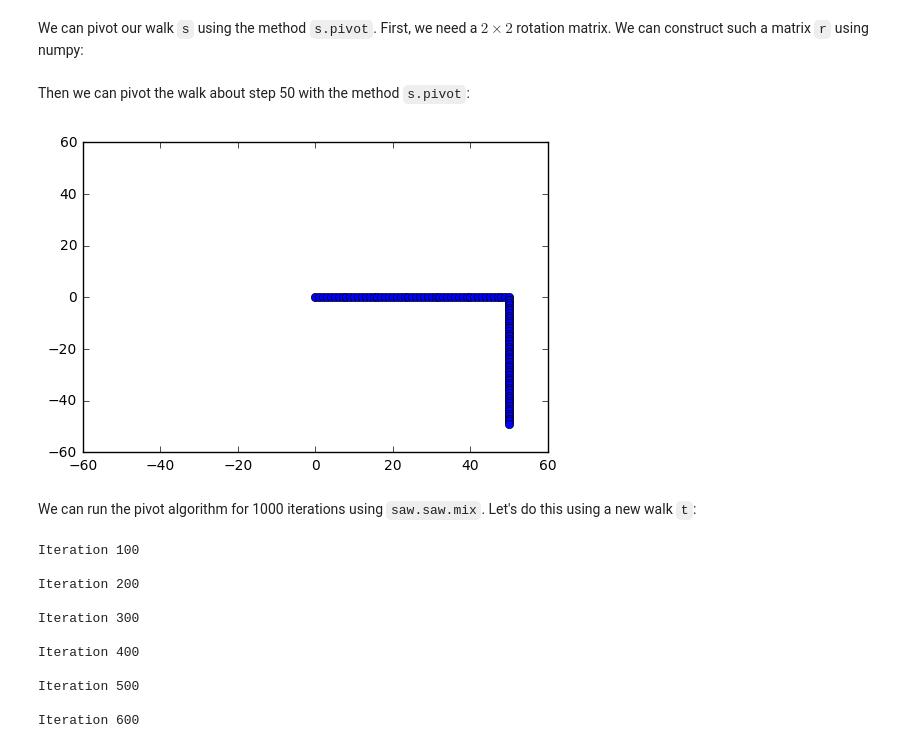
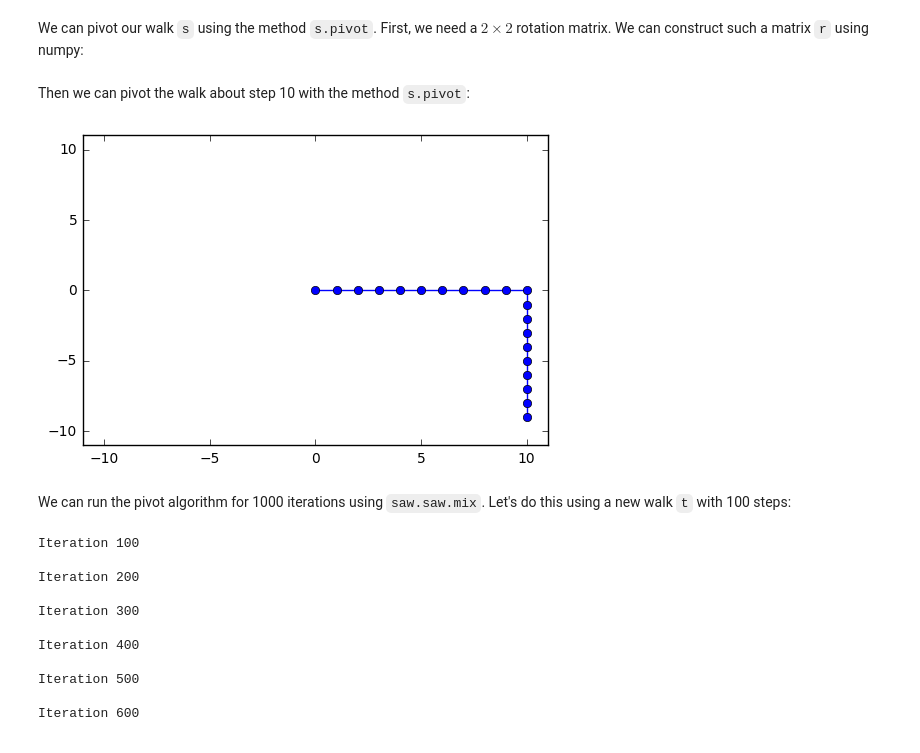
Before and after one commit to bencwallace/saw, a Jupyter notebook: saw-simulation.ipynb, the cells around one changed output. Drawn from its saved outputs; the diff is of its cells as text; code cells hidden in the pictures.

```diff
--- a/saw-simulation.ipynb
+++ b/saw-simulation.ipynb
@@ -49,7 +49,7 @@ create an instance `s` of this class with 100 steps:
 # %%
 import saw
 # %%
-s = saw.saw(100)
+s = saw.saw(20)
 # %% [markdown]
 The class `saw.saw` is a subclass of `Subsequence`, so the walk `s` is indexable. For example, we can write:
 # %%
@@ -82,14 +82,14 @@ We can pivot our walk `s` using the method `s.pivot`. First, we need a $2 \times
 import numpy as np
 r = np.array([[0, 1], [-1, 0]])
 # %% [markdown]
-Then we can pivot the walk about step 50 with the method `s.pivot`:
+Then we can pivot the walk about step 10 with the method `s.pivot`:
 # %%
-s.pivot(50, r);
+s.pivot(10, r);
 saw.plotwalk(s)
 # %% [output]
-[figure, old version]
+[figure, new version]
 # %% [markdown]
-We can run the pivot algorithm for 1000 iterations using `saw.saw.mix`. Let's do this using a new walk `t`:
+We can run the pivot algorithm for 1000 iterations using `saw.saw.mix`. Let's do this using a new walk `t` with 100 steps:
 # %%
 t = saw.saw(100)
 t.mix(1000)
```
Also changed, not shown: parts of 13 cells of this notebook, 1 other file.
